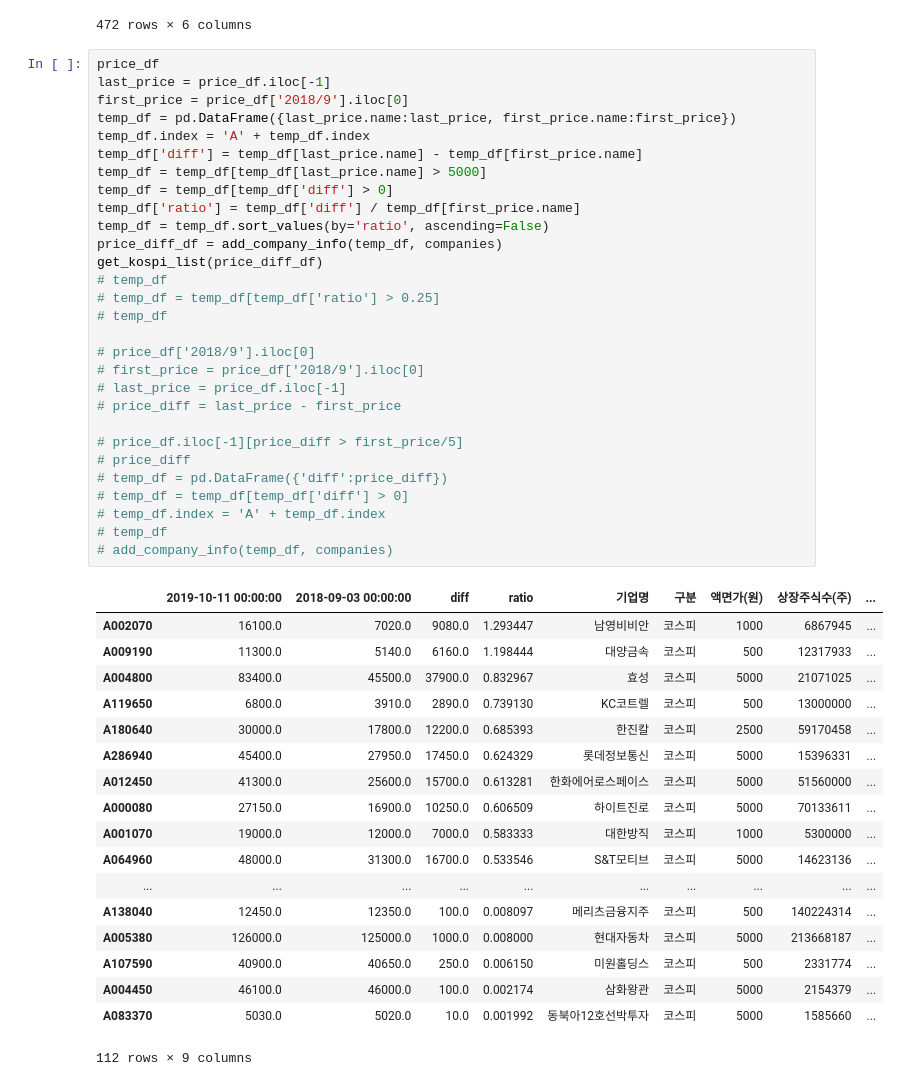
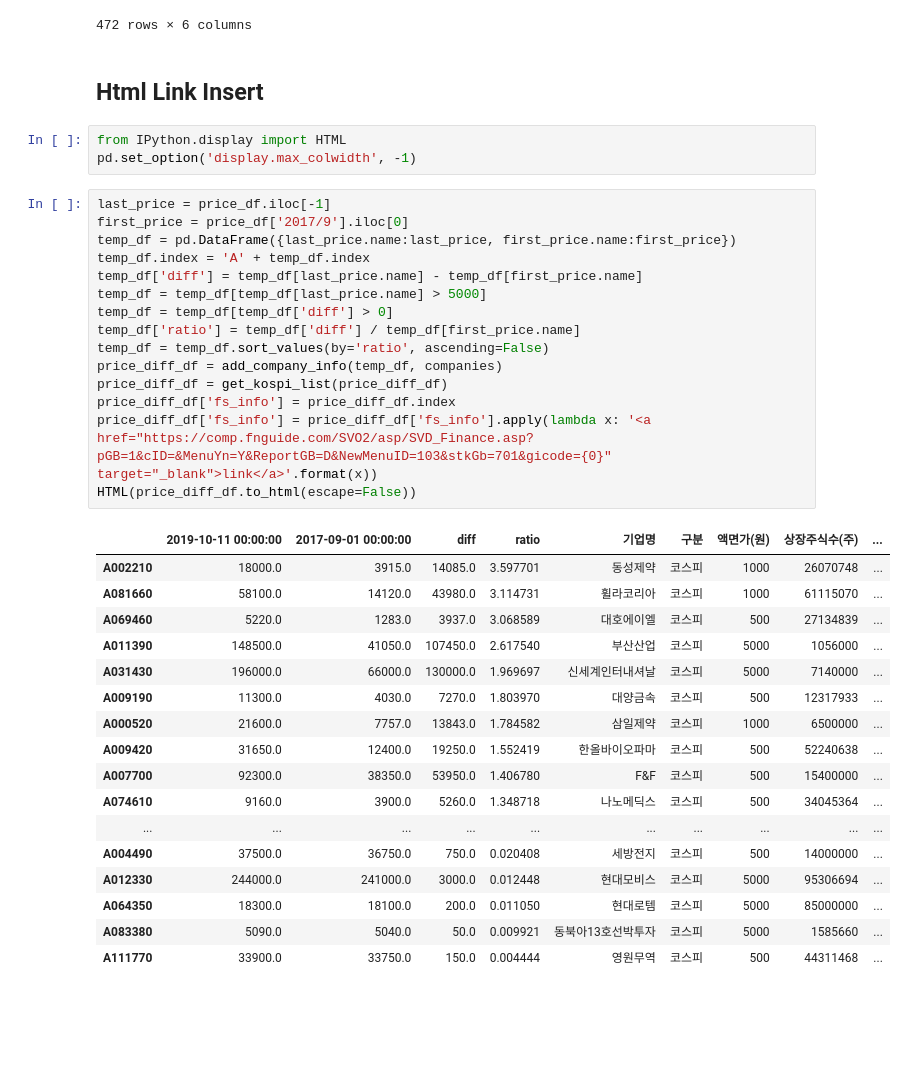
Before and after one commit to neosuperprogrammer/Quant, a Jupyter notebook: neo_quant_backtest.ipynb, the cells around one changed output. Cells and saved outputs as stored; diff of their text form; blank space fills up the shorter version.

Commit message:
html link 추가.

```diff
--- a/neo_quant_backtest.ipynb
+++ b/neo_quant_backtest.ipynb
@@ -568,51 +568,41 @@ add_company_info(temp_df, companies)
 | A189980 | 550.0 | 흥국에프엔비 | 코스닥 | 500 | 7341291 | 3670645500 |
 | A238490 | 8450.0 | 힘스 | 코스닥 | 500 | 5656118 | 2828059000 |
 472 rows × 6 columns
+# %% [markdown]
+## Html Link Insert
+# %%
+from IPython.display import HTML
+pd.set_option('display.max_colwidth', -1)
 # %%
-price_df
 last_price = price_df.iloc[-1]
-first_price = price_df['2018/9'].iloc[0]
+first_price = price_df['2017/9'].iloc[0]
 temp_df = pd.DataFrame({last_price.name:last_price, first_price.name:first_price})
 temp_df.index = 'A' + temp_df.index
 temp_df['diff'] = temp_df[last_price.name] - temp_df[first_price.name]
 temp_df = temp_df[temp_df[last_price.name] > 5000]
 temp_df = temp_df[temp_df['diff'] > 0]
 temp_df['ratio'] = temp_df['diff'] / temp_df[first_price.name]
 temp_df = temp_df.sort_values(by='ratio', ascending=False)
 price_diff_df = add_company_info(temp_df, companies)
-get_kospi_list(price_diff_df)
-# temp_df
-# temp_df = temp_df[temp_df['ratio'] > 0.25]
-# temp_df
-
-# price_df['2018/9'].iloc[0]
-# first_price = price_df['2018/9'].iloc[0]
-# last_price = price_df.iloc[-1]
-# price_diff = last_price - first_price
-
-# price_df.iloc[-1][price_diff > first_price/5]
-# price_diff
-# temp_df = pd.DataFrame({'diff':price_diff})
-# temp_df = temp_df[temp_df['diff'] > 0]
-# temp_df.index = 'A' + temp_df.index
-# temp_df
-# add_company_info(temp_df, companies)
+price_diff_df = get_kospi_list(price_diff_df)
+price_diff_df['fs_info'] = price_diff_df.index
+price_diff_df['fs_info'] = price_diff_df['fs_info'].apply(lambda x: '<a href="https://comp.fnguide.com/SVO2/asp/SVD_Finance.asp?pGB=1&cID=&MenuYn=Y&ReportGB=D&NewMenuID=103&stkGb=701&gicode={0}" target="_blank">link</a>'.format(x))
+HTML(price_diff_df.to_html(escape=False))
 # %% [output]
-|  | 2019-10-11 00:00:00 | 2018-09-03 00:00:00 | diff | ratio | 기업명 | 구분 | 액면가(원) | 상장주식수(주) | ... |
-| A002070 | 16100.0 | 7020.0 | 9080.0 | 1.293447 | 남영비비안 | 코스피 | 1000 | 6867945 | ... |
-| A009190 | 11300.0 | 5140.0 | 6160.0 | 1.198444 | 대양금속 | 코스피 | 500 | 12317933 | ... |
-| A004800 | 83400.0 | 45500.0 | 37900.0 | 0.832967 | 효성 | 코스피 | 5000 | 21071025 | ... |
-| A119650 | 6800.0 | 3910.0 | 2890.0 | 0.739130 | KC코트렐 | 코스피 | 500 | 13000000 | ... |
-| A180640 | 30000.0 | 17800.0 | 12200.0 | 0.685393 | 한진칼 | 코스피 | 2500 | 59170458 | ... |
-| A286940 | 45400.0 | 27950.0 | 17450.0 | 0.624329 | 롯데정보통신 | 코스피 | 5000 | 15396331 | ... |
-| A012450 | 41300.0 | 25600.0 | 15700.0 | 0.613281 | 한화에어로스페이스 | 코스피 | 5000 | 51560000 | ... |
-| A000080 | 27150.0 | 16900.0 | 10250.0 | 0.606509 | 하이트진로 | 코스피 | 5000 | 70133611 | ... |
-| A001070 | 19000.0 | 12000.0 | 7000.0 | 0.583333 | 대한방직 | 코스피 | 1000 | 5300000 | ... |
-| A064960 | 48000.0 | 31300.0 | 16700.0 | 0.533546 | S&T모티브 | 코스피 | 5000 | 14623136 | ... |
+|  | 2019-10-11 00:00:00 | 2017-09-01 00:00:00 | diff | ratio | 기업명 | 구분 | 액면가(원) | 상장주식수(주) | ... |
+| A002210 | 18000.0 | 3915.0 | 14085.0 | 3.597701 | 동성제약 | 코스피 | 1000 | 26070748 | ... |
+| A081660 | 58100.0 | 14120.0 | 43980.0 | 3.114731 | 휠라코리아 | 코스피 | 1000 | 61115070 | ... |
+| A069460 | 5220.0 | 1283.0 | 3937.0 | 3.068589 | 대호에이엘 | 코스피 | 500 | 27134839 | ... |
+| A011390 | 148500.0 | 41050.0 | 107450.0 | 2.617540 | 부산산업 | 코스피 | 5000 | 1056000 | ... |
+| A031430 | 196000.0 | 66000.0 | 130000.0 | 1.969697 | 신세계인터내셔날 | 코스피 | 5000 | 7140000 | ... |
+| A009190 | 11300.0 | 4030.0 | 7270.0 | 1.803970 | 대양금속 | 코스피 | 500 | 12317933 | ... |
+| A000520 | 21600.0 | 7757.0 | 13843.0 | 1.784582 | 삼일제약 | 코스피 | 1000 | 6500000 | ... |
+| A009420 | 31650.0 | 12400.0 | 19250.0 | 1.552419 | 한올바이오파마 | 코스피 | 500 | 52240638 | ... |
+| A007700 | 92300.0 | 38350.0 | 53950.0 | 1.406780 | F&F | 코스피 | 500 | 15400000 | ... |
+| A074610 | 9160.0 | 3900.0 | 5260.0 | 1.348718 | 나노메딕스 | 코스피 | 500 | 34045364 | ... |
 | ... | ... | ... | ... | ... | ... | ... | ... | ... | ... |
-| A138040 | 12450.0 | 12350.0 | 100.0 | 0.008097 | 메리츠금융지주 | 코스피 | 500 | 140224314 | ... |
-| A005380 | 126000.0 | 125000.0 | 1000.0 | 0.008000 | 현대자동차 | 코스피 | 5000 | 213668187 | ... |
-| A107590 | 40900.0 | 40650.0 | 250.0 | 0.006150 | 미원홀딩스 | 코스피 | 500 | 2331774 | ... |
-| A004450 | 46100.0 | 46000.0 | 100.0 | 0.002174 | 삼화왕관 | 코스피 | 5000 | 2154379 | ... |
-| A083370 | 5030.0 | 5020.0 | 10.0 | 0.001992 | 동북아12호선박투자 | 코스피 | 5000 | 1585660 | ... |
+| A004490 | 37500.0 | 36750.0 | 750.0 | 0.020408 | 세방전지 | 코스피 | 500 | 14000000 | ... |
+| A012330 | 244000.0 | 241000.0 | 3000.0 | 0.012448 | 현대모비스 | 코스피 | 5000 | 95306694 | ... |
+| A064350 | 18300.0 | 18100.0 | 200.0 | 0.011050 | 현대로템 | 코스피 | 5000 | 85000000 | ... |
+| A083380 | 5090.0 | 5040.0 | 50.0 | 0.009921 | 동북아13호선박투자 | 코스피 | 5000 | 1585660 | ... |
+| A111770 | 33900.0 | 33750.0 | 150.0 | 0.004444 | 영원무역 | 코스피 | 500 | 44311468 | ... |
-112 rows × 9 columns
```
